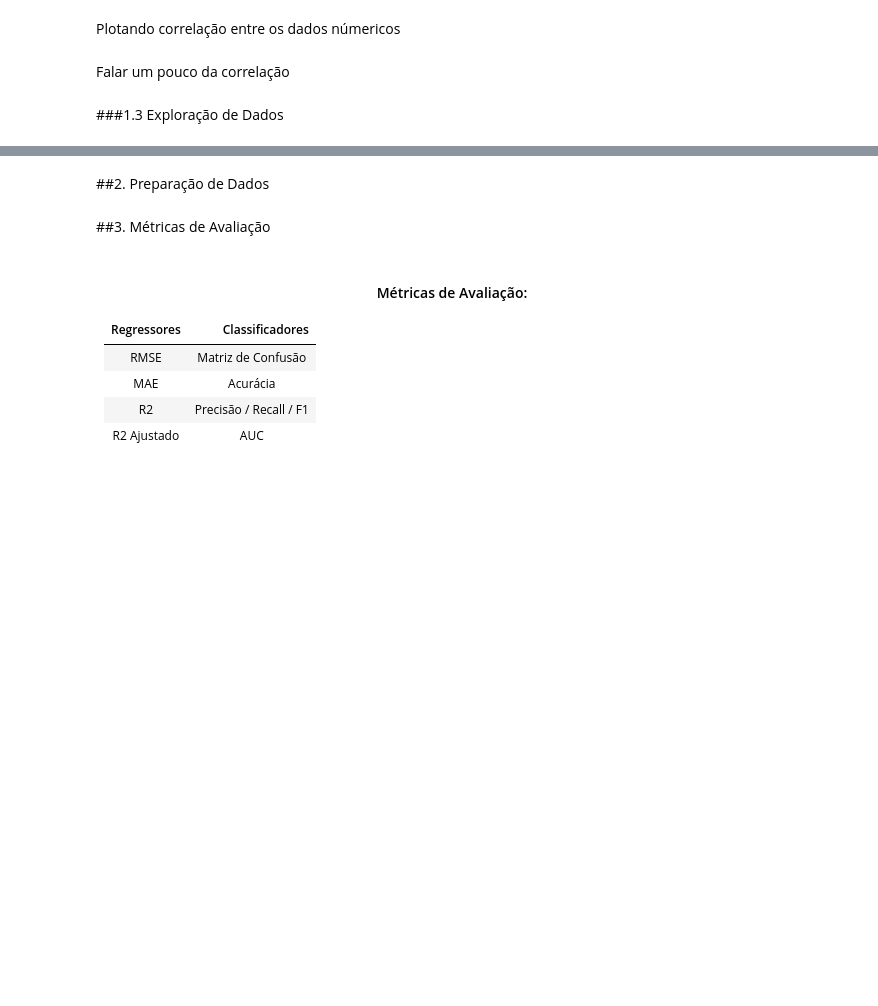
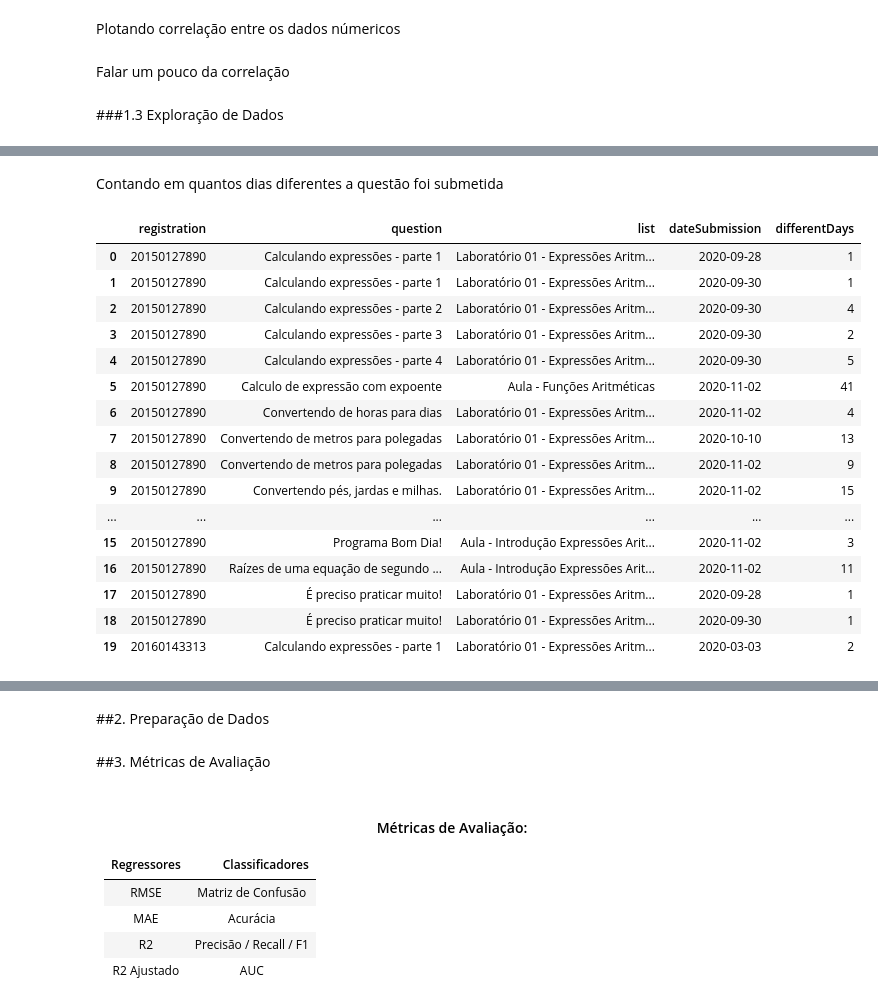
Before and after one commit to vilsonrodrigues/Projeto_Orientacao_Academica_LoP, a Jupyter notebook: Projeto_Orientacao_Academica_LoP.ipynb, the cells around one changed output, grey strips where cells are left out. Drawn from its saved outputs; the diff is of its cells as text; code cells hidden in the pictures; blank space fills up the shorter version.

```diff
--- a/Projeto_Orientacao_Academica_LoP.ipynb
+++ b/Projeto_Orientacao_Academica_LoP.ipynb
@@ -946,0 +1100,2 @@ Falar um pouco da correlação
+# %%
+df_submission['timeInSecounds'] = df_submission['timeConsuming'].divide(1000).astype(int)
@@ -946,0 +1166,4 @@ Falar um pouco da correlação
+# %%
+df_submission['createdAt'] = pd.to_datetime(df_submission['createdAt'])
+# %%
+df_submission['dateSubmission'] = df_submission['createdAt'].dt.date
@@ -946,0 +1220,23 @@ Falar um pouco da correlação
+# %% [markdown]
+Contando em quantos dias diferentes a questão foi submetida
+# %%
+df_user_days = df_submission[df_submission["timeInSecounds"] > 0].groupby(['registration','question','list'])['dateSubmission'].value_counts().reset_index(name='differentDays')
+df_user_days.head(20)
+# %% [output]
+|  | registration | question | list | dateSubmission | differentDays |
+| 0 | 20150127890 | Calculando expressões - parte 1 | Laboratório 01 - Expressões Aritm... | 2020-09-28 | 1 |
+| 1 | 20150127890 | Calculando expressões - parte 1 | Laboratório 01 - Expressões Aritm... | 2020-09-30 | 1 |
+| 2 | 20150127890 | Calculando expressões - parte 2 | Laboratório 01 - Expressões Aritm... | 2020-09-30 | 4 |
+| 3 | 20150127890 | Calculando expressões - parte 3 | Laboratório 01 - Expressões Aritm... | 2020-09-30 | 2 |
+| 4 | 20150127890 | Calculando expressões - parte 4 | Laboratório 01 - Expressões Aritm... | 2020-09-30 | 5 |
+| 5 | 20150127890 | Calculo de expressão com expoente | Aula - Funções Aritméticas | 2020-11-02 | 41 |
+| 6 | 20150127890 | Convertendo de horas para dias | Laboratório 01 - Expressões Aritm... | 2020-11-02 | 4 |
+| 7 | 20150127890 | Convertendo de metros para polegadas | Laboratório 01 - Expressões Aritm... | 2020-10-10 | 13 |
+| 8 | 20150127890 | Convertendo de metros para polegadas | Laboratório 01 - Expressões Aritm... | 2020-11-02 | 9 |
+| 9 | 20150127890 | Convertendo pés, jardas e milhas. | Laboratório 01 - Expressões Aritm... | 2020-11-02 | 15 |
+| ... | ... | ... | ... | ... | ... |
+| 15 | 20150127890 | Programa Bom Dia! | Aula - Introdução Expressões Arit... | 2020-11-02 | 3 |
+| 16 | 20150127890 | Raízes de uma equação de segundo ... | Aula - Introdução Expressões Arit... | 2020-11-02 | 11 |
+| 17 | 20150127890 | É preciso praticar muito! | Laboratório 01 - Expressões Aritm... | 2020-09-28 | 1 |
+| 18 | 20150127890 | É preciso praticar muito! | Laboratório 01 - Expressões Aritm... | 2020-09-30 | 1 |
+| 19 | 20160143313 | Calculando expressões - parte 1 | Laboratório 01 - Expressões Aritm... | 2020-03-03 | 2 |
```
Also changed, not shown: parts of 141 cells of this notebook.
